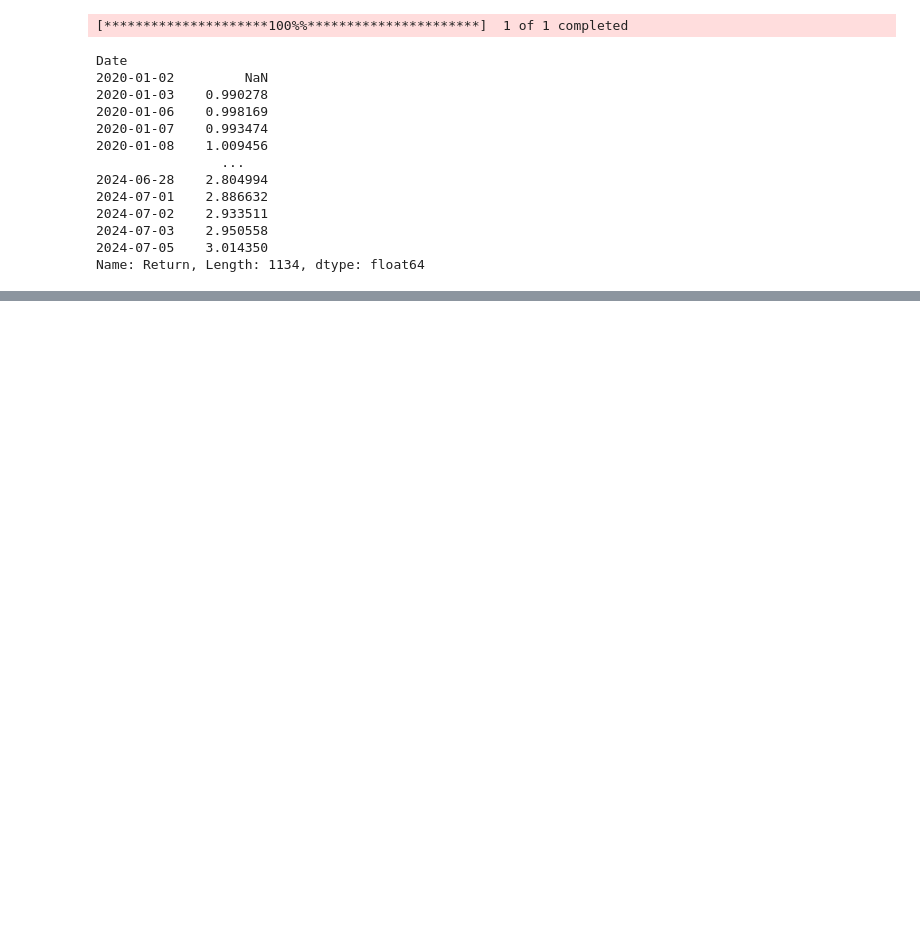
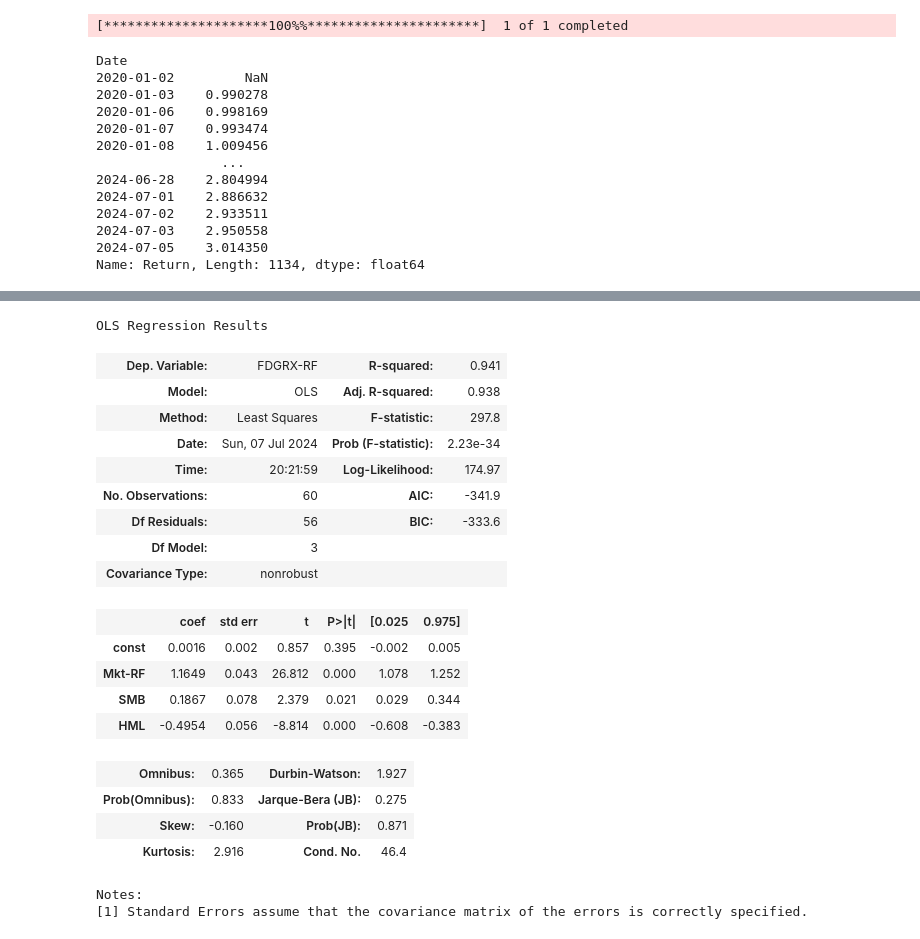
Before and after one commit to bogdanSgithub/MarketPath, a Jupyter notebook: helper_functions/dataframe_manipulation.ipynb, the cells around one changed output, grey strips where cells are left out. Drawn from its saved outputs; the diff is of its cells as text; code cells hidden in the pictures; blank space fills up the shorter version.

```diff
--- a/helper_functions/dataframe_manipulation.ipynb
+++ b/helper_functions/dataframe_manipulation.ipynb
@@ -56,0 +183,26 @@ fig.add_trace(go.Scatter(
+# %%
+model = sm.OLS(y, x_sm)
+results = model.fit()
+results.summary()
+# %% [output]
+OLS Regression Results
+| Dep. Variable: | FDGRX-RF | R-squared: | 0.941 |
+| Model: | OLS | Adj. R-squared: | 0.938 |
+| Method: | Least Squares | F-statistic: | 297.8 |
+| Date: | Sun, 07 Jul 2024 | Prob (F-statistic): | 2.23e-34 |
+| Time: | 20:21:59 | Log-Likelihood: | 174.97 |
+| No. Observations: | 60 | AIC: | -341.9 |
+| Df Residuals: | 56 | BIC: | -333.6 |
+| Df Model: | 3 |  |  |
+| Covariance Type: | nonrobust |  |  |
+|  | coef | std err | t | P>|t| | [0.025 | 0.975] |
+| const | 0.0016 | 0.002 | 0.857 | 0.395 | -0.002 | 0.005 |
+| Mkt-RF | 1.1649 | 0.043 | 26.812 | 0.000 | 1.078 | 1.252 |
+| SMB | 0.1867 | 0.078 | 2.379 | 0.021 | 0.029 | 0.344 |
+| HML | -0.4954 | 0.056 | -8.814 | 0.000 | -0.608 | -0.383 |
+| Omnibus: | 0.365 | Durbin-Watson: | 1.927 |
+| Prob(Omnibus): | 0.833 | Jarque-Bera (JB): | 0.275 |
+| Skew: | -0.160 | Prob(JB): | 0.871 |
+| Kurtosis: | 2.916 | Cond. No. | 46.4 |
+Notes:
+[1] Standard Errors assume that the covariance matrix of the errors is correctly specified.
```
Also changed, not shown: parts of 28 cells of this notebook.
